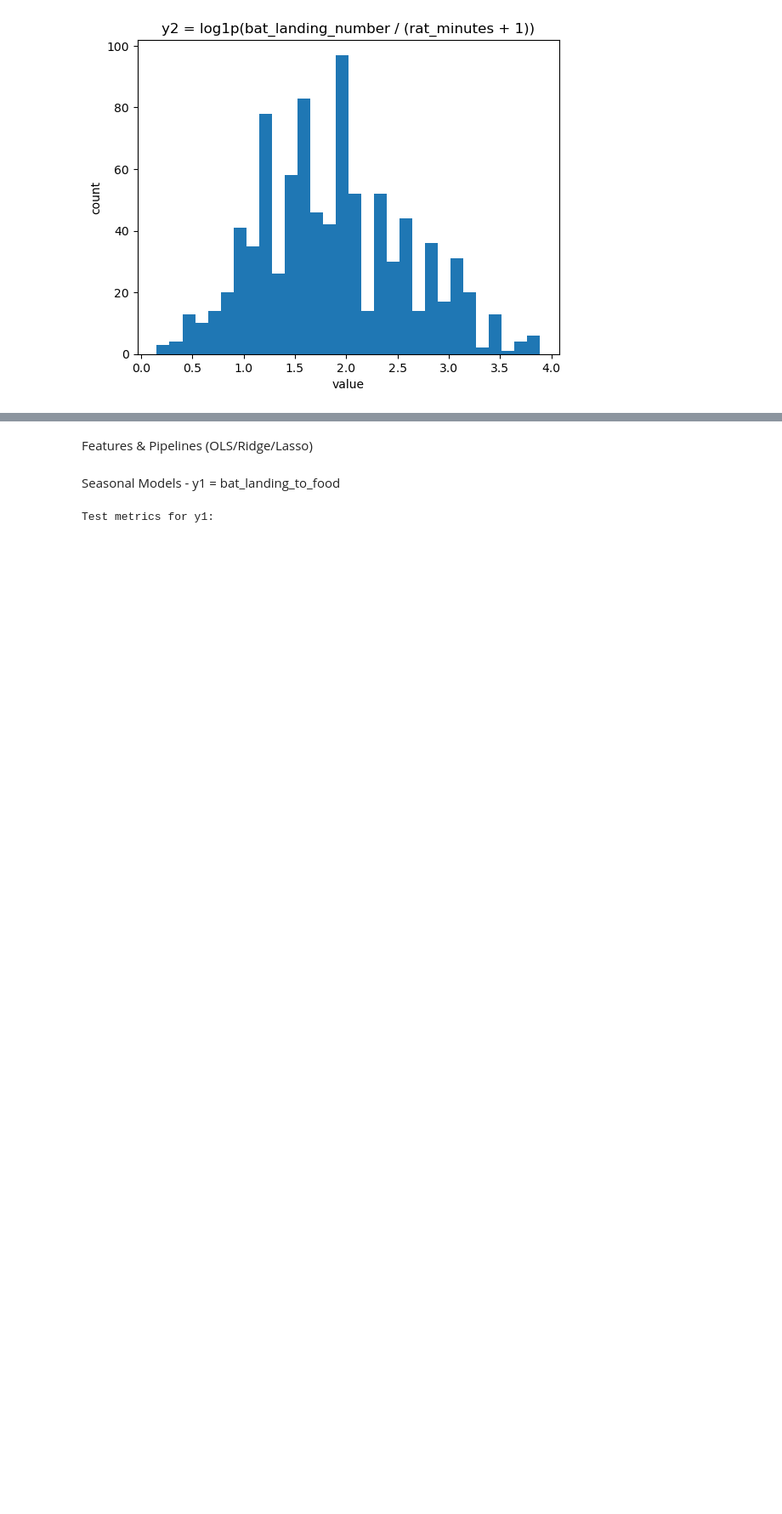
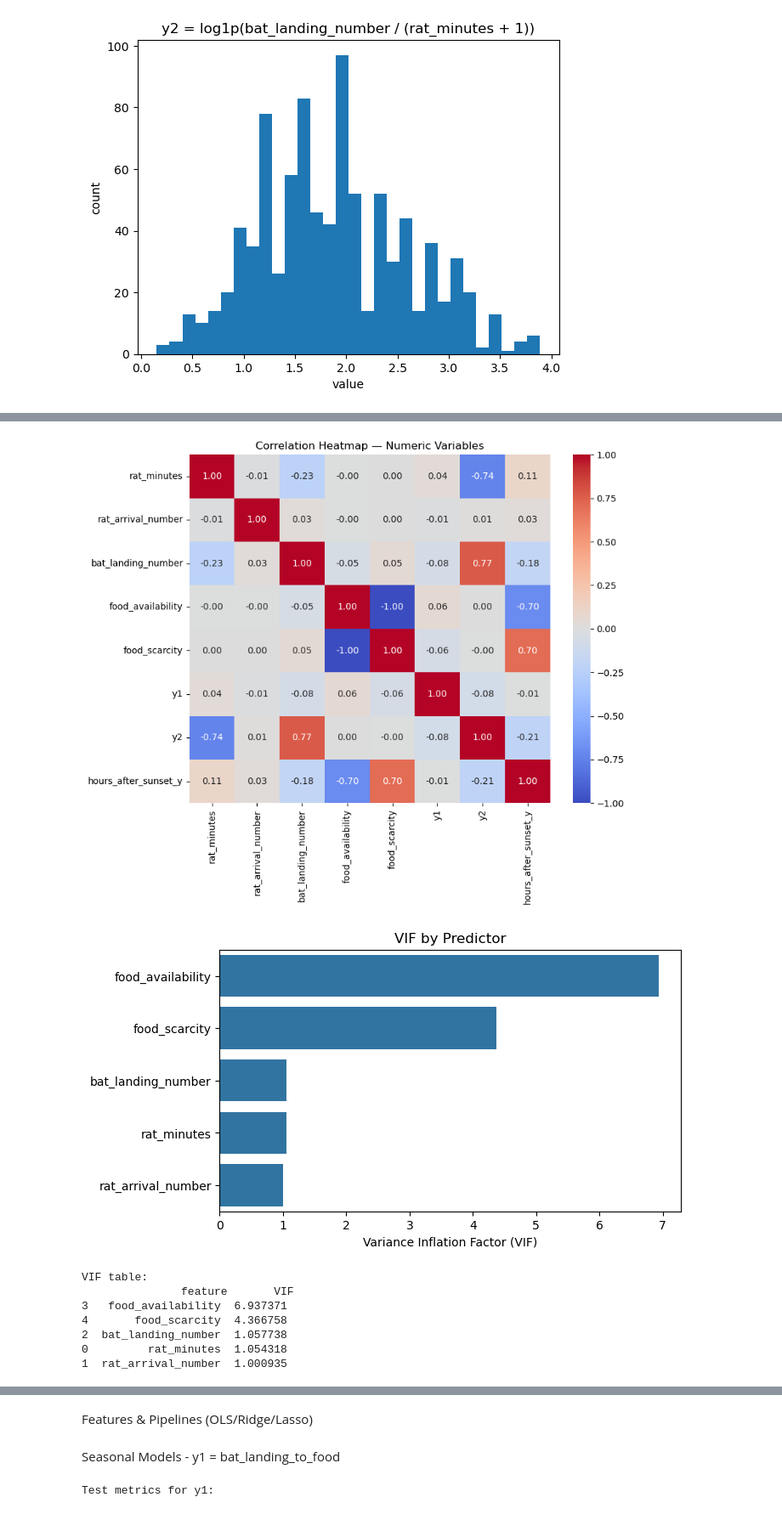
Before and after one commit to ishanpanta/bat-vs-rat, a Jupyter notebook: assignment3.ipynb, the cells around one changed output, grey strips where cells are left out. Shown at 85% size. Drawn from its saved outputs; the diff is of its cells as text; code cells hidden in the pictures; blank space fills up the shorter version.

```diff
--- a/assignment3.ipynb
+++ b/assignment3.ipynb
@@ -305,0 +362,50 @@ Utility — Metrics, Splits, VIF
+# %%
+# 2) Multicollinearity check: correlation heatmap + VIF bar
+num_candidates = [
+    'rat_minutes','rat_arrival_number','bat_landing_number',
+    'food_availability','food_scarcity','y1','y2', has_col
+]
+num_cols = [c for c in num_candidates if c in df.columns]
+corr = df[num_cols].corr()
+
+plt.figure(figsize=(9,7))
+sns.heatmap(corr, annot=True, fmt=".2f", cmap='coolwarm', center=0)
+plt.title("Correlation Heatmap — Numeric Variables")
+plt.show()
+
+# VIF on predictors only (exclude targets)
+vif_features = [c for c in ['rat_minutes','rat_arrival_number','bat_landing_number',
+                            'food_availability','food_scarcity'] if c in df.columns]
+X_vif = df[vif_features].dropna().copy()
+
+# Add small jitter if any column is constant to avoid errors
+for c in X_vif.columns:
+    if X_vif[c].nunique() <= 1:
+        X_vif[c] = X_vif[c] + np.random.normal(0, 1e-6, size=len(X_vif))
+
+# Compute VIF
+vif_vals = []
+X_vif_np = X_vif.values.astype(float)
+for i, col in enumerate(X_vif.columns):
+    vif_vals.append((col, variance_inflation_factor(X_vif_np, i)))
+
+vif_df = pd.DataFrame(vif_vals, columns=['feature','VIF']).sort_values('VIF', ascending=False)
+
+plt.figure(figsize=(7,4))
+sns.barplot(data=vif_df, x='VIF', y='feature', orient='h')
+plt.title("VIF by Predictor")
+plt.xlabel("Variance Inflation Factor (VIF)")
+plt.ylabel("")
+plt.show()
+
+print("VIF table:\n", vif_df)
+# %% [output]
+[figure, added]
+[figure, added]
+VIF table:
+               feature       VIF
+3   food_availability  6.937371
+4       food_scarcity  4.366758
+2  bat_landing_number  1.057738
+0         rat_minutes  1.054318
+1  rat_arrival_number  1.000935
```
Also changed, not shown: parts of 18 cells of this notebook, 5 other files.
